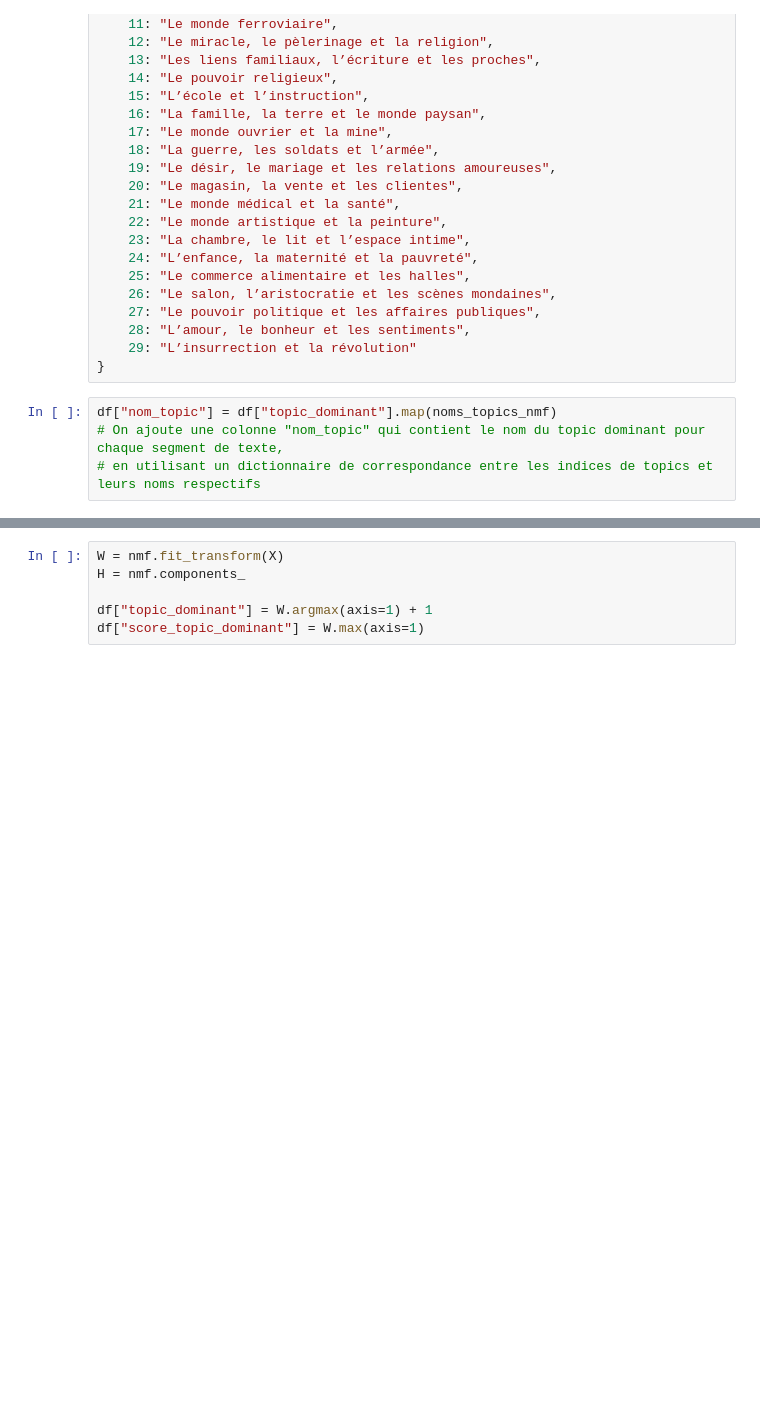
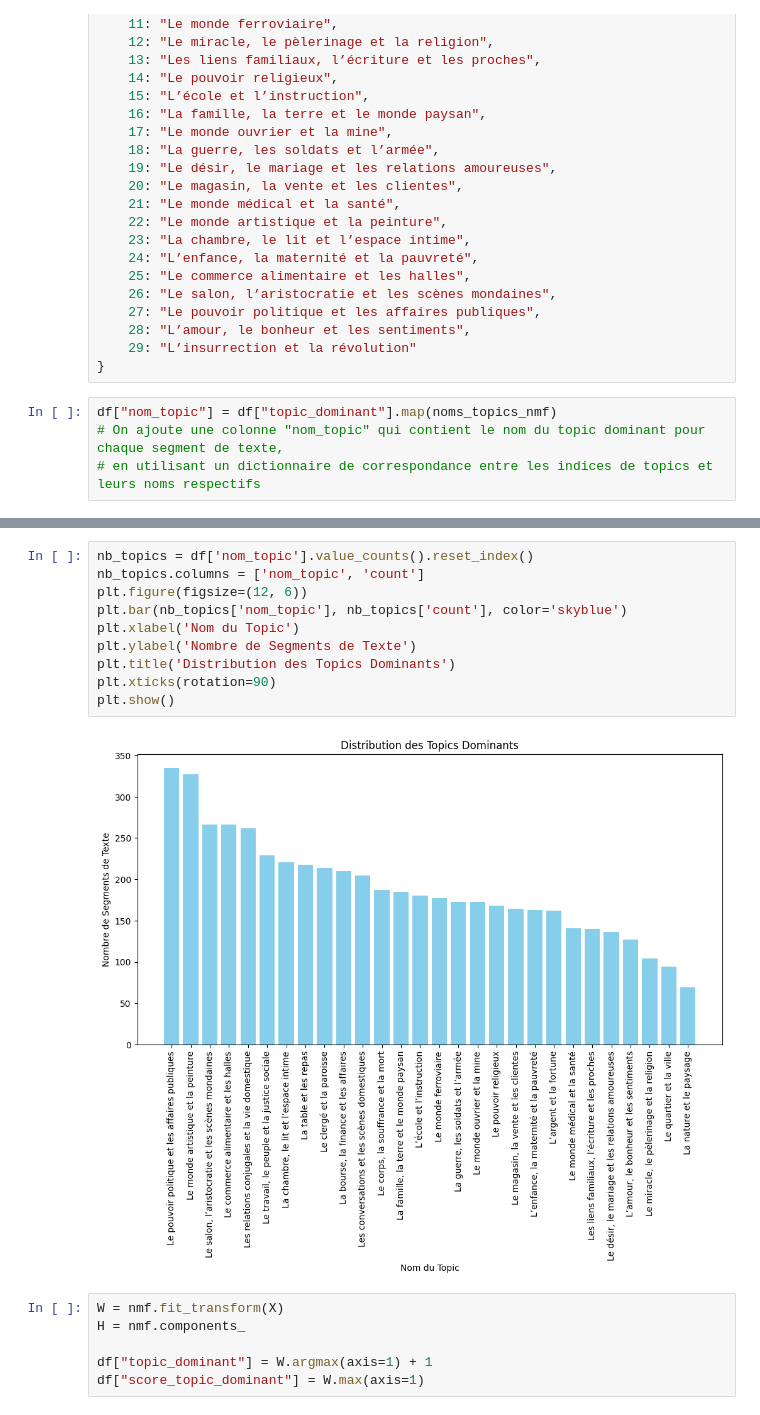
Before and after one commit to MorganRichard25/analyse_topic_zola, a Jupyter notebook: notebooks/2_nmf_topics_phrases.ipynb, the cells around one changed output, grey strips where cells are left out. Cells and saved outputs as stored; diff of their text form; blank space fills up the shorter version.

```diff
--- a/notebooks/2_nmf_topics_phrases.ipynb
+++ b/notebooks/2_nmf_topics_phrases.ipynb
@@ -214,3 +234,15 @@ df.head()
+# %%
+nb_topics = df['nom_topic'].value_counts().reset_index()
+nb_topics.columns = ['nom_topic', 'count']
+plt.figure(figsize=(12, 6))
+plt.bar(nb_topics['nom_topic'], nb_topics['count'], color='skyblue')
+plt.xlabel('Nom du Topic')
+plt.ylabel('Nombre de Segments de Texte')
+plt.title('Distribution des Topics Dominants')
+plt.xticks(rotation=90)
+plt.show()
+# %% [output]
+[figure, added]
 # %%
 W = nmf.fit_transform(X)
 H = nmf.components_
```
Also changed, not shown: parts of 3 cells of this notebook, 5 other files.
